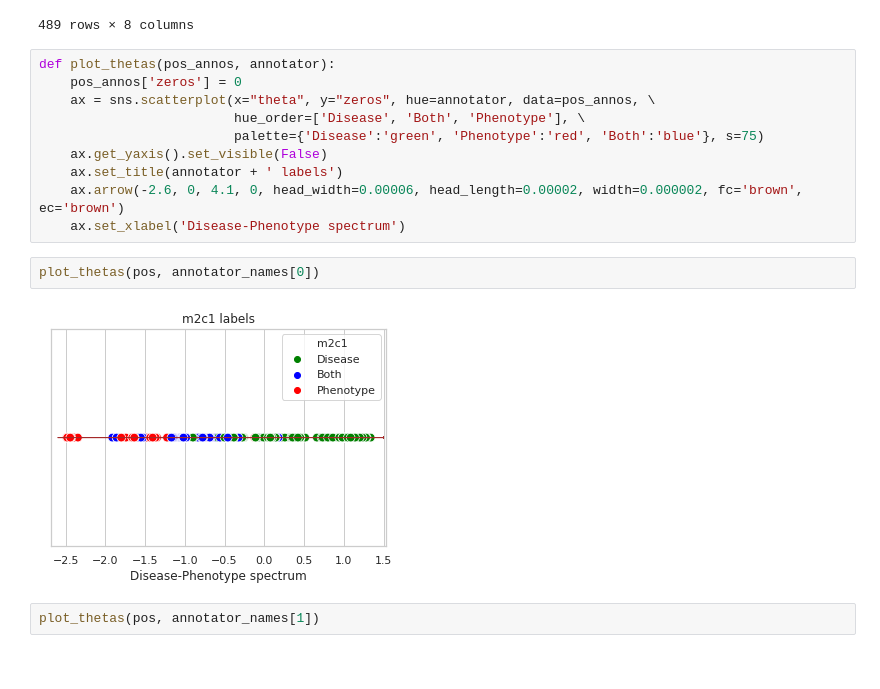
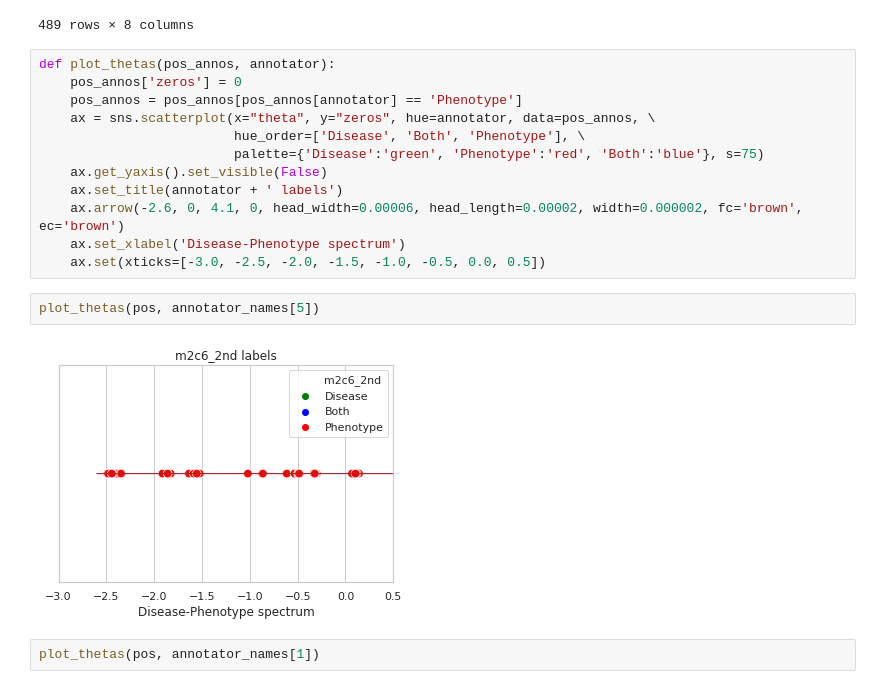
Before and after one commit to AkshitaB/scripps, a Jupyter notebook: graphical/IdealPointNamed.ipynb, the cells around one changed output. Cells and saved outputs as stored; diff of their text form.

```diff
--- a/graphical/IdealPointNamed.ipynb
+++ b/graphical/IdealPointNamed.ipynb
@@ -370,6 +370,7 @@ pos
 # %%
 def plot_thetas(pos_annos, annotator):
     pos_annos['zeros'] = 0
+    pos_annos = pos_annos[pos_annos[annotator] == 'Phenotype']
     ax = sns.scatterplot(x="theta", y="zeros", hue=annotator, data=pos_annos, \
                          hue_order=['Disease', 'Both', 'Phenotype'], \
                          palette={'Disease':'green', 'Phenotype':'red', 'Both':'blue'}, s=75)
@@ -377,10 +378,11 @@ def plot_thetas(pos_annos, annotator):
     ax.set_title(annotator + ' labels')
     ax.arrow(-2.6, 0, 4.1, 0, head_width=0.00006, head_length=0.00002, width=0.000002, fc='brown', ec='brown')
     ax.set_xlabel('Disease-Phenotype spectrum')
+    ax.set(xticks=[-3.0, -2.5, -2.0, -1.5, -1.0, -0.5, 0.0, 0.5])
 # %%
-plot_thetas(pos, annotator_names[0])
+plot_thetas(pos, annotator_names[5])
 # %% [output]
-[figure, old version]
+[figure, new version]
 # %%
 plot_thetas(pos, annotator_names[1])
 # %% [output]
```
Also changed, not shown: parts of 1 cell of this notebook, 6 other files.
